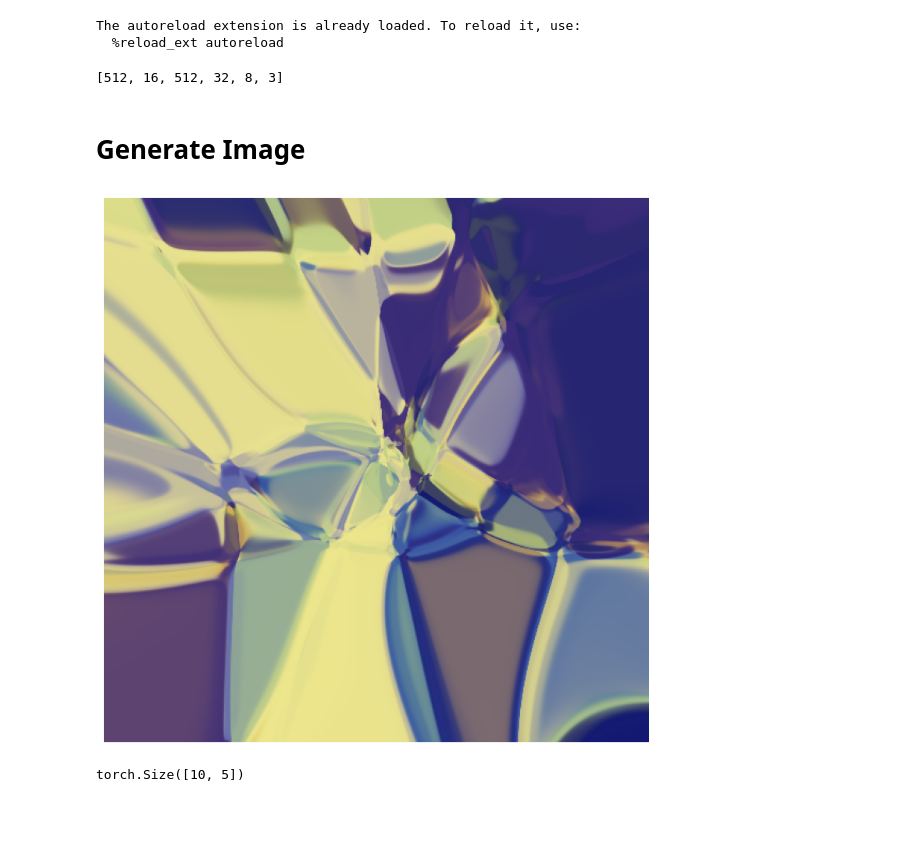
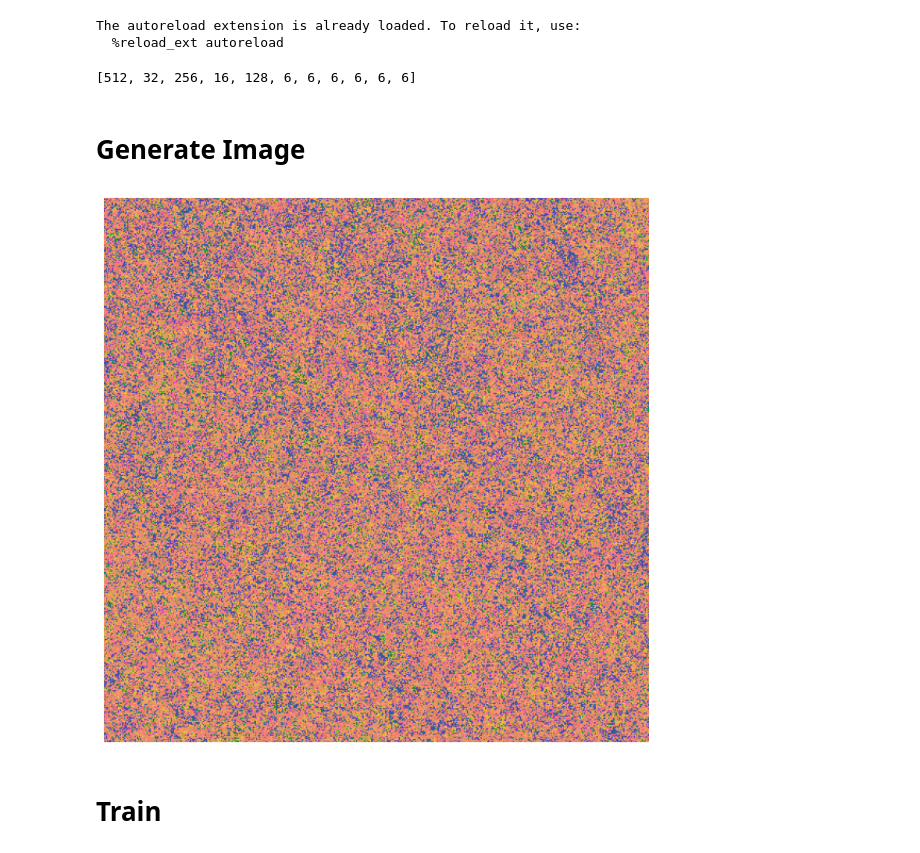
Before and after one commit to heysoos/neuralart, a Jupyter notebook: notebooks/CPPN_torch_prototyper.ipynb, the cells around one changed output. Cells and saved outputs as stored; diff of their text form; code cells hidden in the pictures; blank space fills up the shorter version.

Commit message:
messing around with cppn poositional embeddings

```diff
--- a/notebooks/CPPN_torch_prototyper.ipynb
+++ b/notebooks/CPPN_torch_prototyper.ipynb
@@ -26,7 +26,7 @@ The autoreload extension is already loaded. To reload it, use:
   %reload_ext autoreload
 # %%
 # net_size = [1024, 32, 256, 16, 128, 6]
-# net_size = [512, 32, 256, 16, 128, 6, 6, 6, 6, 6, 6]
+net_size = [512, 32, 256, 16, 128, 6, 6, 6, 6, 6, 6]
 # net_size = [128, 128, 64, 64, 32, 32, 16, 8]
 # net_size = np.tile([256, 16, 8], 2)
 # net_size = [32, 64, 128, 512, 256, 128, 64, 32]
@@ -34,7 +34,7 @@ The autoreload extension is already loaded. To reload it, use:
 # net_size = [512, 32, 32, 16] ## pretty
 # net_size = [512, 32, 32, 3]
 # net_size = [512, 16, 512, 32, 16, 3]  ## also pretty
-net_size = [512, 16, 512, 32, 8, 3]  ## also pretty
+# net_size = [512, 16, 512, 32, 8, 3]  ## also pretty
 # net_size = [512, 64, 64, 3]  # also pretty
 # net_size = [512, 64, 64, 6, 6, 6, 6, 6]
 # net_size = [256, 128, 128, 6, 6, 6, 6]
@@ -45,45 +45,42 @@ net_size = [512, 16, 512, 32, 8, 3]  ## also pretty
 # net_size = [128, 128, 128, 128, 128]
 dim_z = 16
 dim_c = 3
-projection_config = (int(100), 1.)
+# proj_dims = [int(3)]
+proj_dims = [100]
+proj_scales = [5. for i in proj_dims]
+projection_config = (proj_dims, proj_scales)
 print(net_size)
 
 cppn = CPPN(net_size, dim_z, dim_c, projection_config=projection_config).cuda()
 sampler = Sampler(cppn)
 # %% [output]
-[512, 16, 512, 32, 8, 3]
+[512, 32, 256, 16, 128, 6, 6, 6, 6, 6, 6]
 # %% [markdown]
 # Generate Image
 # %%
-projection_config = (int(100), .05)
-projection_config = None
+# projection_config = None
 cppn = CPPN(net_size, dim_z, dim_c, projection_config=projection_config).cuda()
 sampler = Sampler(cppn)
-# cppn.reinit(empty_cache=True)
+cppn.reinit(empty_cache=True)
 
 gscale = 1
-scale = 1
+scale = 10
 xres = 512
 yres = int(512*1 )
-zscale = .1
+zscale = 1.
 nscale = 0
 
 z =  torch.randn(1, dim_z).cuda()
 delta_v = torch.randn(1, dim_z).cuda()
 # delta_v = delta_v / torch.norm(delta_v)
 z2 = z + 0.02*delta_v
 coords = cppn._coordinates(scale*gscale,
                            xres, yres, z*zscale*gscale)
 
-# coords[2] = coords[2] * 0.
-
+coords[2] = coords[2] * 0.
 
 cppn.eval()
 x = sampler.generate_img(cppn, z*zscale, scale, xres, yres, coords=coords)
 sampler.imshow(x[:, :, 0:3])
 # %% [output]
-[figure, old version]
+[figure, new version]
-# %%
-torch.randn(10, 5).shape
-# %% [output]
-torch.Size([10, 5])
@@ -93,0 +87,2 @@ cppn.forward(coords, xres, yres).shape
+# %% [markdown]
+# Train
```
Also changed, not shown: parts of 12 cells of this notebook, 1 other file.
